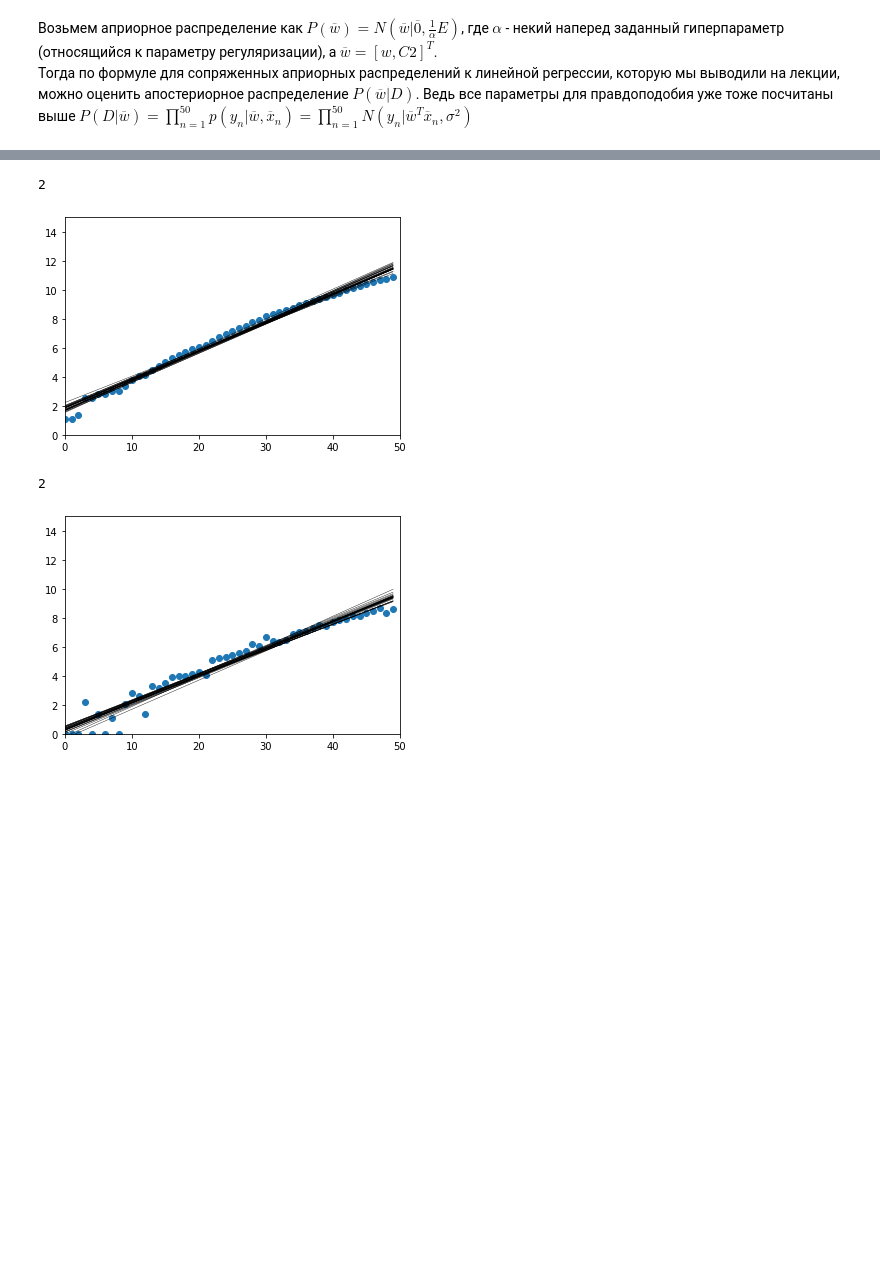
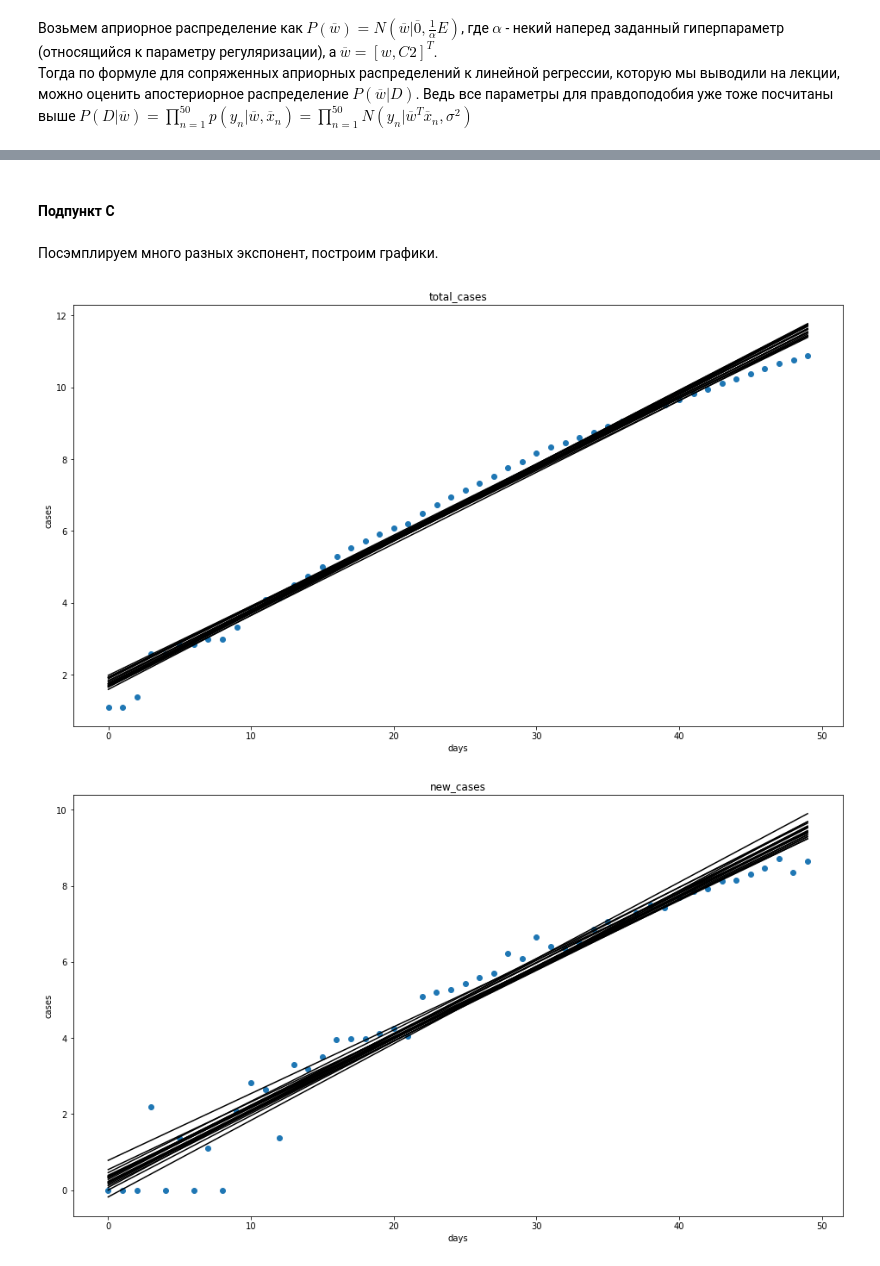
Before and after one commit to maxima1ist/made-advanced-ml-2022-hw, a Jupyter notebook: hw-1/linear_regression.ipynb, the cells around one changed output, grey strips where cells are left out. Saved outputs shown, nothing was run; the diff lists cells and outputs as text; code cells hidden in the pictures; blank space fills up the shorter version.

Commit message:
Added plot for apostesior epx.

```diff
--- a/hw-1/linear_regression.ipynb
+++ b/hw-1/linear_regression.ipynb
@@ -169,7 +186,7 @@ for target in targets:
 Проиллюстрируем, что получилось.
 # %%
 for target in targets:
-    plot_graphs(range(len(train_target.index)), [train_target[target], ys[target]],
+    plot_graphs(days_train, [train_target[target], ys[target]],
                 title=target, labels=["real", "predict"],
                 xlabel="days", ylabel="cases")
 # %% [output]
@@ -201,7 +219,9 @@ $$
 def bayesian_update(mu, sigma, x, y, mae):
     x_matrix = np.array([[1, x]])
 
-    sigma_n = np.linalg.inv(np.linalg.inv(sigma) + (1 / mae) * x_matrix.T @ x_matrix)
-    mu_n = sigma_n @ (np.linalg.inv(sigma) @ mu + (1 / mae) * x_matrix.T @ np.array([y]))
+    sigma_n = np.linalg.inv(np.linalg.inv(sigma) +
+              (1 / mae) * x_matrix.T @ x_matrix)
+    mu_n = sigma_n @ (np.linalg.inv(sigma) @ mu +
+           (1 / mae) * x_matrix.T @ np.array([y]))
 
     return mu_n, sigma_n
@@ -222,17 +228,48 @@ def myplot_sample_lines(mu, sigma, x, y):
 # %%
-alpha = 5
+alpha = 2
 mu_sigma = {}
 
 for target in targets:
     mu, sigma = np.array([0, 0]), alpha * np.array([[1, 0], [0, 1]])
-    for i in range(len(train_target_log.index)):
-        mu, sigma = bayesian_update(mu, sigma, i, train_target_log[target].iloc[i], maes[target])
+    for i in days_train:
+        mu, sigma = bayesian_update(mu, sigma,
+                                    i, train_target_log[target].iloc[i],
+                                    maes[target])
     mu_sigma[target] = (mu, sigma)
+# %% [markdown]
+#### Подпункт C
+# %% [markdown]
+Посэмплируем много разных экспонент, построим графики.
+# %%
+def myplot_sample_lines(mu, sigma,
+                        xs, ys,
+                        title=None,
+                        xlabel=None,
+                        ylabel=None):
+    plt.figure(figsize=(16, 9))
+
+    for w in np.random.multivariate_normal(mu, sigma, 20):
+        plt.plot(xs, w[0] + w[1] * np.array(xs), 'k-')
+
+    plt.scatter(xs, ys)
+
+    if title:
+        plt.title(title)
+    if xlabel:
+        plt.xlabel(xlabel)
+    if ylabel:
+        plt.ylabel(ylabel)
+
+    plt.show()
 # %%
 for target in targets:
-    myplot_sample_lines(mu_sigma[target][0], mu_sigma[target][1], [i for i in range(len(train_target_log.index))], train_target_log[target])
+    myplot_sample_lines(mu_sigma[target][0],
+                        mu_sigma[target][1],
+                        days_train,
+                        train_target_log[target],
+                        target,
+                        "days",
+                        "cases")
 # %% [output]
-2
-[figure, old version]
+[figure, new version]
-2
-[figure, old version]
+[figure, new version]
```
Also changed, not shown: parts of 21 cells of this notebook.
